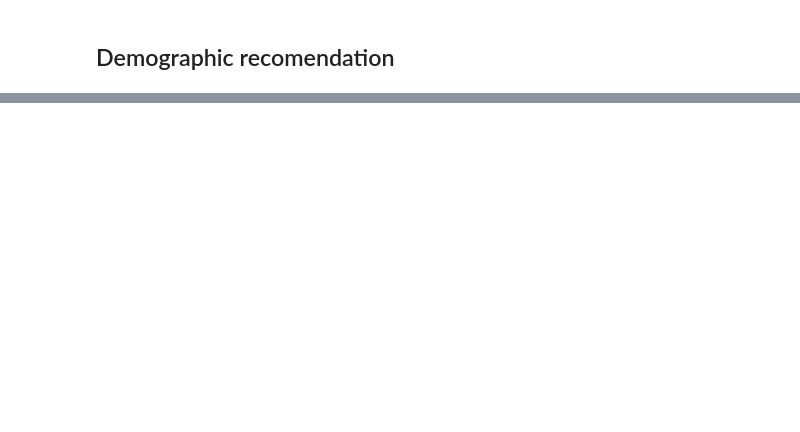
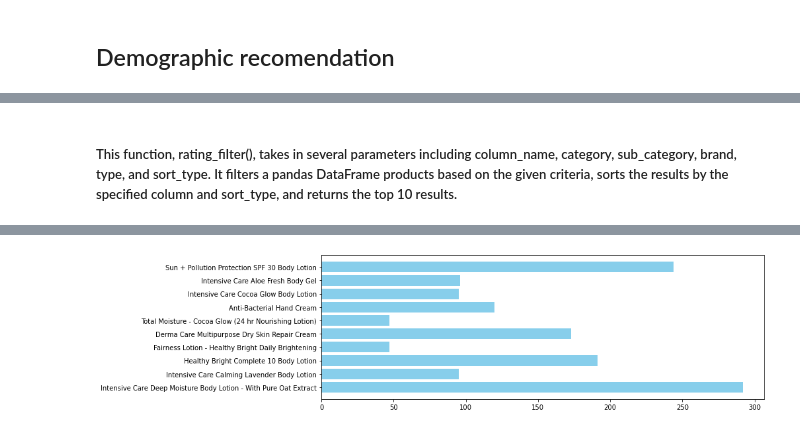
Before and after one commit to SharifulHasnine/product-recomendation-engine, a Jupyter notebook: Product Recommendation Engine.ipynb, the cells around one changed output, grey strips where cells are left out. Saved outputs shown, nothing was run; the diff lists cells and outputs as text; code cells hidden in the pictures; blank space fills up the shorter version.

```diff
--- a/Product Recommendation Engine.ipynb
+++ b/Product Recommendation Engine.ipynb
@@ -269,0 +283,31 @@ fig.legend()
+# %% [markdown]
+##### This function, rating_filter(), takes in several parameters including column_name, category, sub_category, brand, type, and sort_type. It filters a pandas DataFrame products based on the given criteria, sorts the results by the specified column and sort_type, and returns the top 10 results.
+# %%
+def rating_filter(column_name, category,sub_category,brand,type, sort_type):
+    rated_recommend = products.copy()
+    if rated_recommend[column_name].dtype == 'O':
+        column_name='overall_rating'
+
+    if category is not None:
+        rated_recommend = rated_recommend[rated_recommend['category']== category]
+
+    if sub_category is not None:
+        rated_recommend = rated_recommend[rated_recommend['sub_category']== sub_category]
+
+    if brand is not None:
+        rated_recommend = rated_recommend[rated_recommend['brand']== brand]
+
+    if type is not None:
+        rated_recommend = rated_recommend[rated_recommend['type']== type]
+
+    rated_recommend = rated_recommend.sort_values(by=column_name,ascending = sort_type)
+
+    plt.figure(figsize=(12,4))
+    plt.barh(rated_recommend['product'].head(10),rated_recommend['sale_price'].head(10), align='center',
+        color='skyblue')
+
+
+    return rated_recommend[0:10]
+# %%
+rating_filter(column_name = 'overall_rating',category = 'Beauty & Hygiene',sub_category ='Skin Care',brand='Vaseline',type = 'Body Care',sort_type = False)
+# %% [output]
@@ -269,0 +325 @@ fig.legend()
+[figure, added]
```
Also changed, not shown: parts of 19 cells of this notebook.
